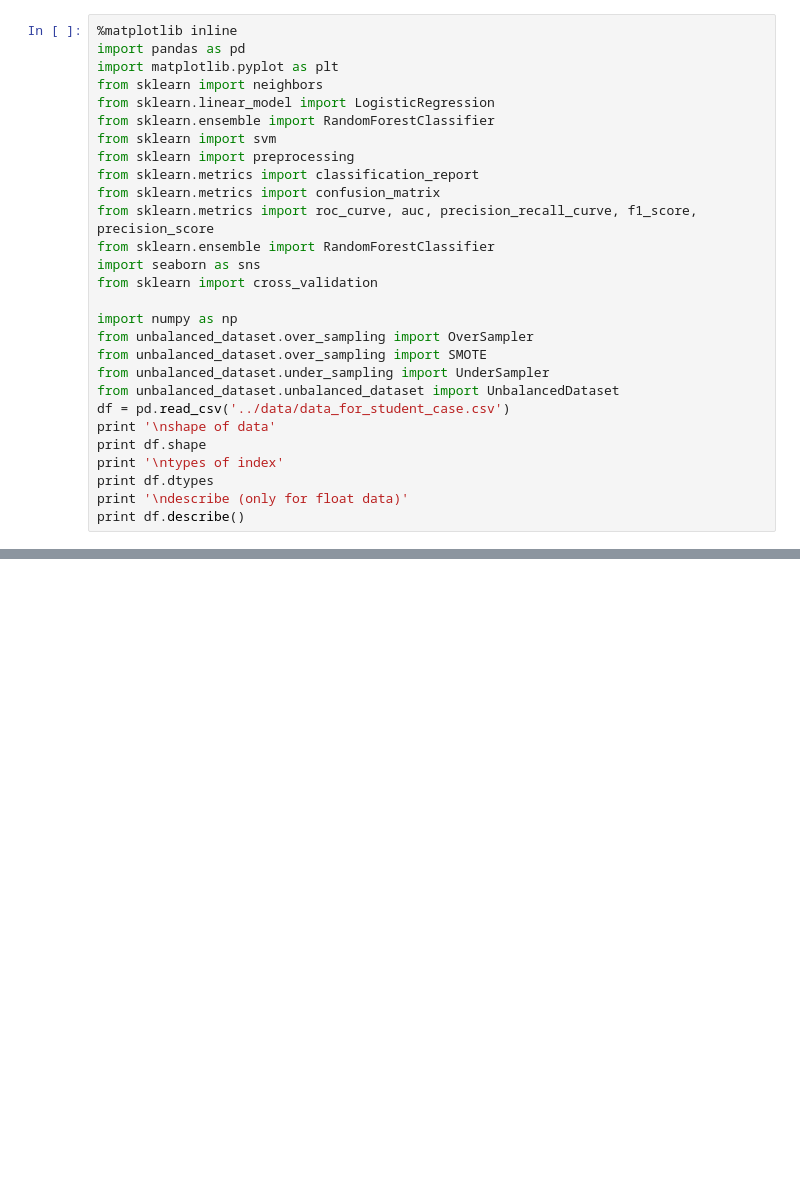
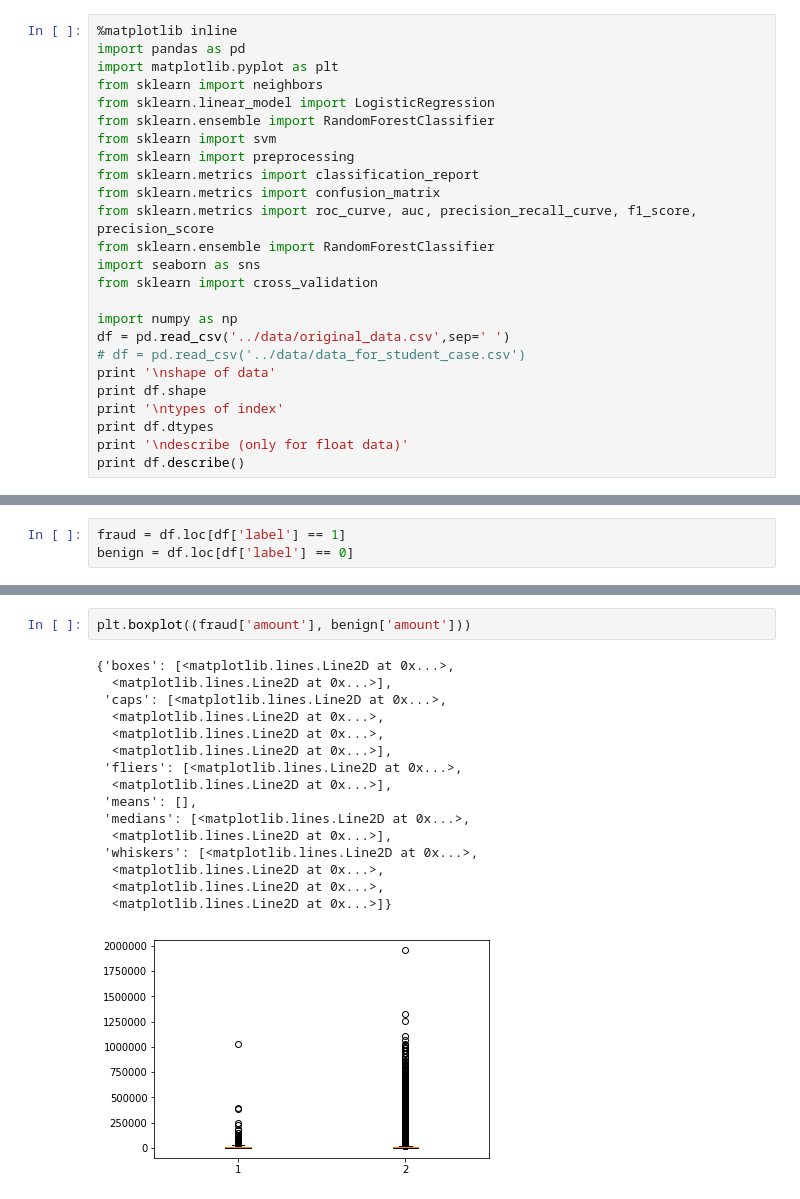
Before and after one commit to borismattijssen/cyber-data-analytics, a Jupyter notebook: assignment1/notebooks/visualization.ipynb, the cells around one changed output, grey strips where cells are left out. Cells and saved outputs as stored; diff of their text form; blank space fills up the shorter version.

```diff
--- a/assignment1/notebooks/visualization.ipynb
+++ b/assignment1/notebooks/visualization.ipynb
@@ -15,11 +15,8 @@ import seaborn as sns
 from sklearn import cross_validation
 
 import numpy as np
-from unbalanced_dataset.over_sampling import OverSampler
-from unbalanced_dataset.over_sampling import SMOTE
-from unbalanced_dataset.under_sampling import UnderSampler
-from unbalanced_dataset.unbalanced_dataset import UnbalancedDataset
-df = pd.read_csv('../data/data_for_student_case.csv')
+df = pd.read_csv('../data/original_data.csv',sep=' ')
+# df = pd.read_csv('../data/data_for_student_case.csv')
 print '\nshape of data'
 print df.shape
 print '\ntypes of index'
@@ -30,0 +53,3 @@ SyntaxError: Missing parentheses in call to 'print'. Did you mean print('\nshape
+# %%
+fraud = df.loc[df['label'] == 1]
+benign = df.loc[df['label'] == 0]
@@ -30,0 +64,19 @@ SyntaxError: Missing parentheses in call to 'print'. Did you mean print('\nshape
+# %%
+plt.boxplot((fraud['amount'], benign['amount']))
+# %% [output]
+{'boxes': [<matplotlib.lines.Line2D at 0x...>,
+  <matplotlib.lines.Line2D at 0x...>],
+ 'caps': [<matplotlib.lines.Line2D at 0x...>,
+  <matplotlib.lines.Line2D at 0x...>,
+  <matplotlib.lines.Line2D at 0x...>,
+  <matplotlib.lines.Line2D at 0x...>],
+ 'fliers': [<matplotlib.lines.Line2D at 0x...>,
+  <matplotlib.lines.Line2D at 0x...>],
+ 'means': [],
+ 'medians': [<matplotlib.lines.Line2D at 0x...>,
+  <matplotlib.lines.Line2D at 0x...>],
+ 'whiskers': [<matplotlib.lines.Line2D at 0x...>,
+  <matplotlib.lines.Line2D at 0x...>,
+  <matplotlib.lines.Line2D at 0x...>,
+  <matplotlib.lines.Line2D at 0x...>]}
+[figure, added]
```
Also changed, not shown: parts of 9 cells of this notebook, 15 other files.
